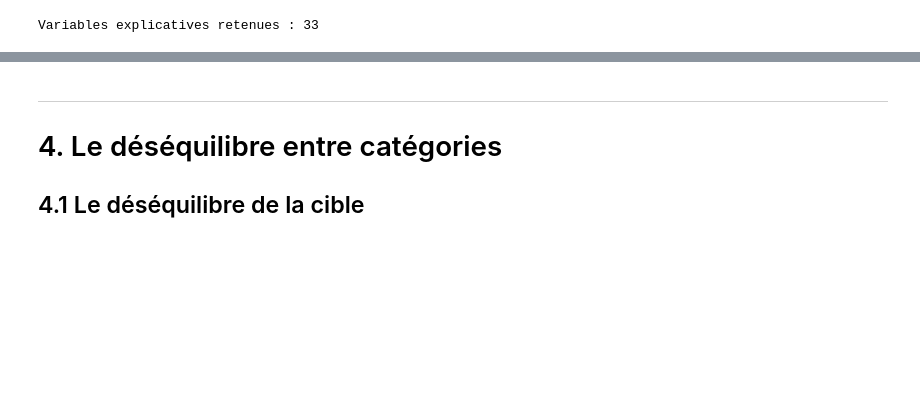
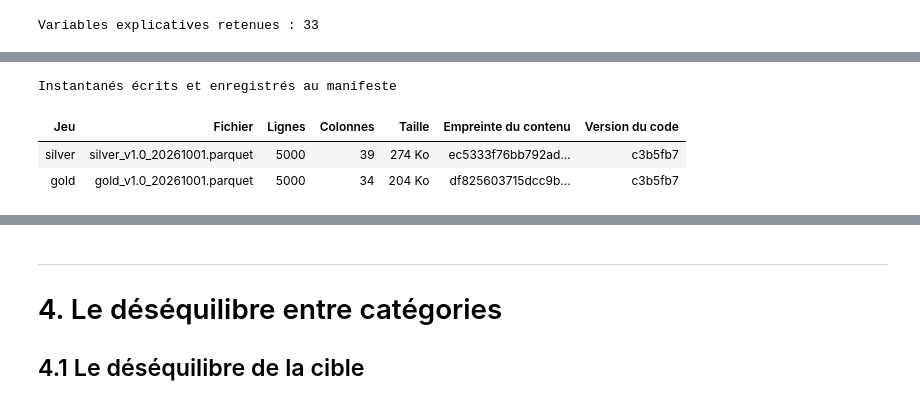
Before and after one commit to air-jaja/ai4me, a Jupyter notebook: notebooks/03_exploration.ipynb, the cells around one changed output, grey strips where cells are left out. Cells and saved outputs as stored; diff of their text form; code cells hidden in the pictures; blank space fills up the shorter version.

```diff
--- a/notebooks/03_exploration.ipynb
+++ b/notebooks/03_exploration.ipynb
@@ -708,0 +725,13 @@ Variables explicatives retenues : 33
+# %%
+from churn_saas.features import materialiser, table_materialisation, verifier_jeux_derives
+
+manifeste = materialiser(resultat, version_donnees="v1.0")
+afficher_tableau(
+    table_materialisation(manifeste),
+    "Instantanés écrits et enregistrés au manifeste",
+)
+# %% [output]
+Instantanés écrits et enregistrés au manifeste
+| Jeu | Fichier | Lignes | Colonnes | Taille | Empreinte du contenu | Version du code |
+| silver | silver_v1.0_20261001.parquet | 5000 | 39 | 274 Ko | ec5333f76bb792ad… | c3b5fb7 |
+| gold | gold_v1.0_20261001.parquet | 5000 | 34 | 204 Ko | df825603715dcc9b… | c3b5fb7 |
```
Also changed, not shown: parts of 5 cells of this notebook, 10 other files.
